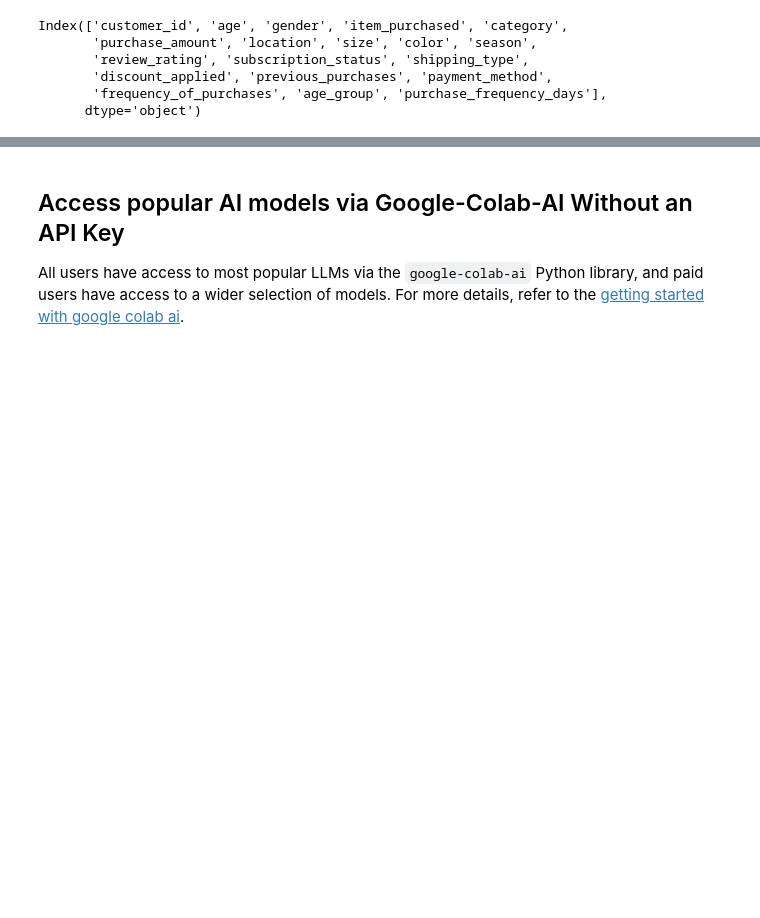
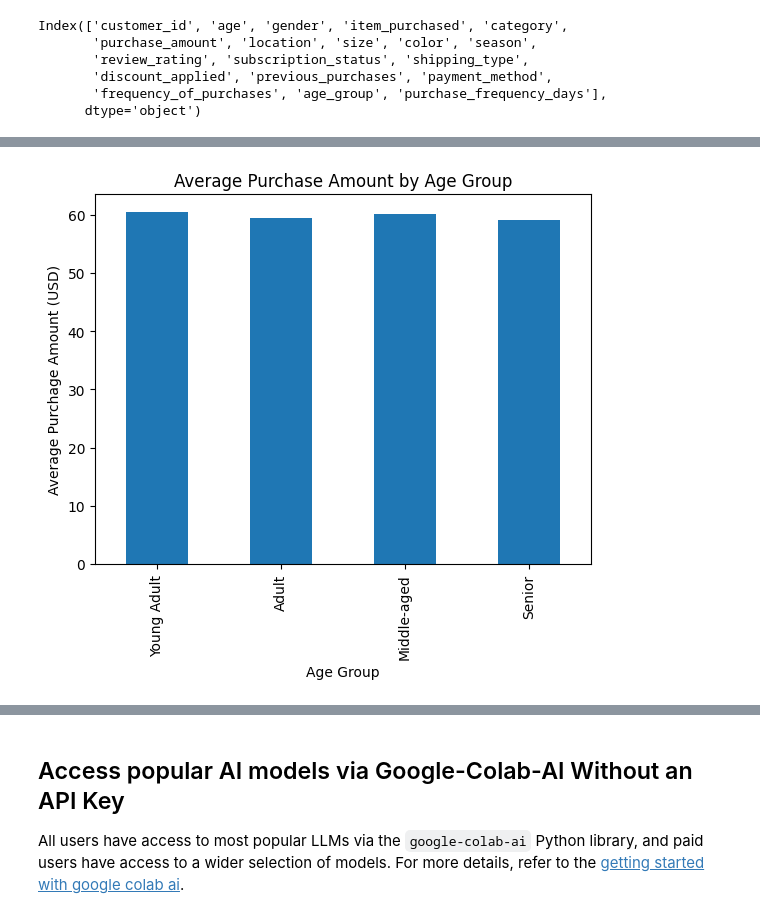
Before and after one commit to imuskansaini/customer-shopping-behavior-analysis, a Jupyter notebook: Customer_Shopping_Behavior_Analysis.ipynb, the cells around one changed output, grey strips where cells are left out. Saved outputs shown, nothing was run; the diff lists cells and outputs as text; code cells hidden in the pictures; blank space fills up the shorter version.

```diff
--- a/Customer_Shopping_Behavior_Analysis.ipynb
+++ b/Customer_Shopping_Behavior_Analysis.ipynb
@@ -172,0 +181,9 @@ Index(['customer_id', 'age', 'gender', 'item_purchased', 'category',
+# %%
+import matplotlib.pyplot as plt
+df.groupby('age_group')['purchase_amount'].mean().plot(kind='bar')
+plt.title('Average Purchase Amount by Age Group')
+plt.xlabel('Age Group')
+plt.ylabel('Average Purchage Amount (USD)')
+plt.show()
+# %% [output]
+[figure, added]
```
Also changed, not shown: parts of 3 cells of this notebook.
